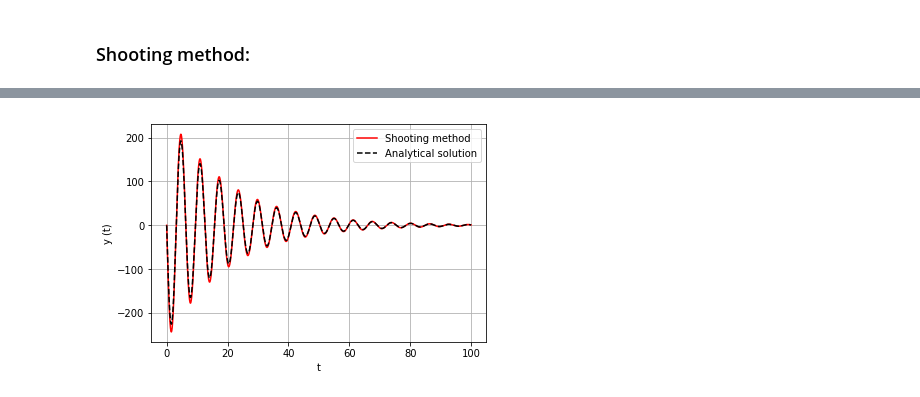
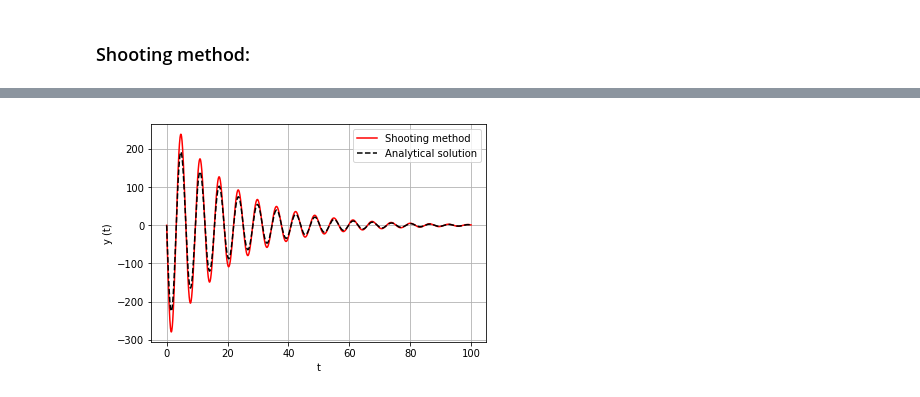
Before and after one commit to valenpe7/numerical_methods, a Jupyter notebook: lectures/10-boundary_value_problems.ipynb, the cells around one changed output, grey strips where cells are left out. Saved outputs shown, nothing was run; the diff lists cells and outputs as text; code cells hidden in the pictures.

```diff
--- a/lectures/10-boundary_value_problems.ipynb
+++ b/lectures/10-boundary_value_problems.ipynb
@@ -114,17 +113,17 @@ ax.grid()
 # %% [markdown]
 ### Shooting method:
 # %%
-def newton_raphson(f, x0, h=1.0e-8, tol=1.0e-8, n_max=100):
+def newton_raphson(f, x0, h=1.0e-8, eps=1.0e-8, n_max=100):
     n = 0
     while n <= n_max:
         x1 = x0 - f(x0) / ((f(x0 + h) - f(x0)) / h)
-        if f(x1) == 0 or abs(x1 - x0) < tol:
+        if abs(x1 - x0) < eps:
             return x1
         x0 = x1
         n += 1
-    raise RuntimeError('no root found using', n_max, 'iterations')
+    raise RuntimeError("no root found within tolerance", eps, "using", n_max, "iterations")
 # %%
-def euler_system(f, g, a, b, n, y_0, z_0):
+def semi_implicit_euler_system(f, g, a, b, n, y_0, z_0):
     x, h = np.linspace(a, b, n, retstep=True)
     y = np.zeros(n)
     z = np.zeros(n)
@@ -132,7 +131,6 @@ def euler_system(f, g, a, b, n, y_0, z_0):
     z[0] = z_0
     for i in range(n-1):
         z[i+1] = z[i] + h * f(x[i], y[i], z[i])
-        #y[i+1] = y[i] + h * g(x[i], y[i], z[i])
         y[i+1] = newton_raphson(lambda q: q - y[i] - h * g(x[i+1], q, z[i+1]), y[i])
     return x, y
 # %%
@@ -153,10 +151,10 @@ def shooting_method(f, g, a, b, n, alpha, beta):
         numpy.ndarray: Vector of solution
     """
     def shooting_function(gamma):
-        x, y = euler_system(f, g, a, b, n, alpha, gamma)
+        x, y = semi_implicit_euler_system(f, g, a, b, n, alpha, gamma)
         return y[-1] - beta
     root = newton_raphson(shooting_function, 0.0)
-    x, y = euler_system(f, g, a, b, n, alpha, root)
+    x, y = semi_implicit_euler_system(f, g, a, b, n, alpha, root)
     return x, y
 # %%
 omega = 1.0 # undamped angular frequency of the oscillator
@@ -170,7 +168,7 @@ def g(x, y, z):
 
 a = 0.0
 b = 100.0
-n = 5000
+n = 2000
 alpha = 0.0
 beta = 1.0
 
@@ -201 +199 @@ ax.grid()
-[figure, old version]
+[figure, new version]
```
Also changed, not shown: parts of 2 cells of this notebook, 1 other file.
